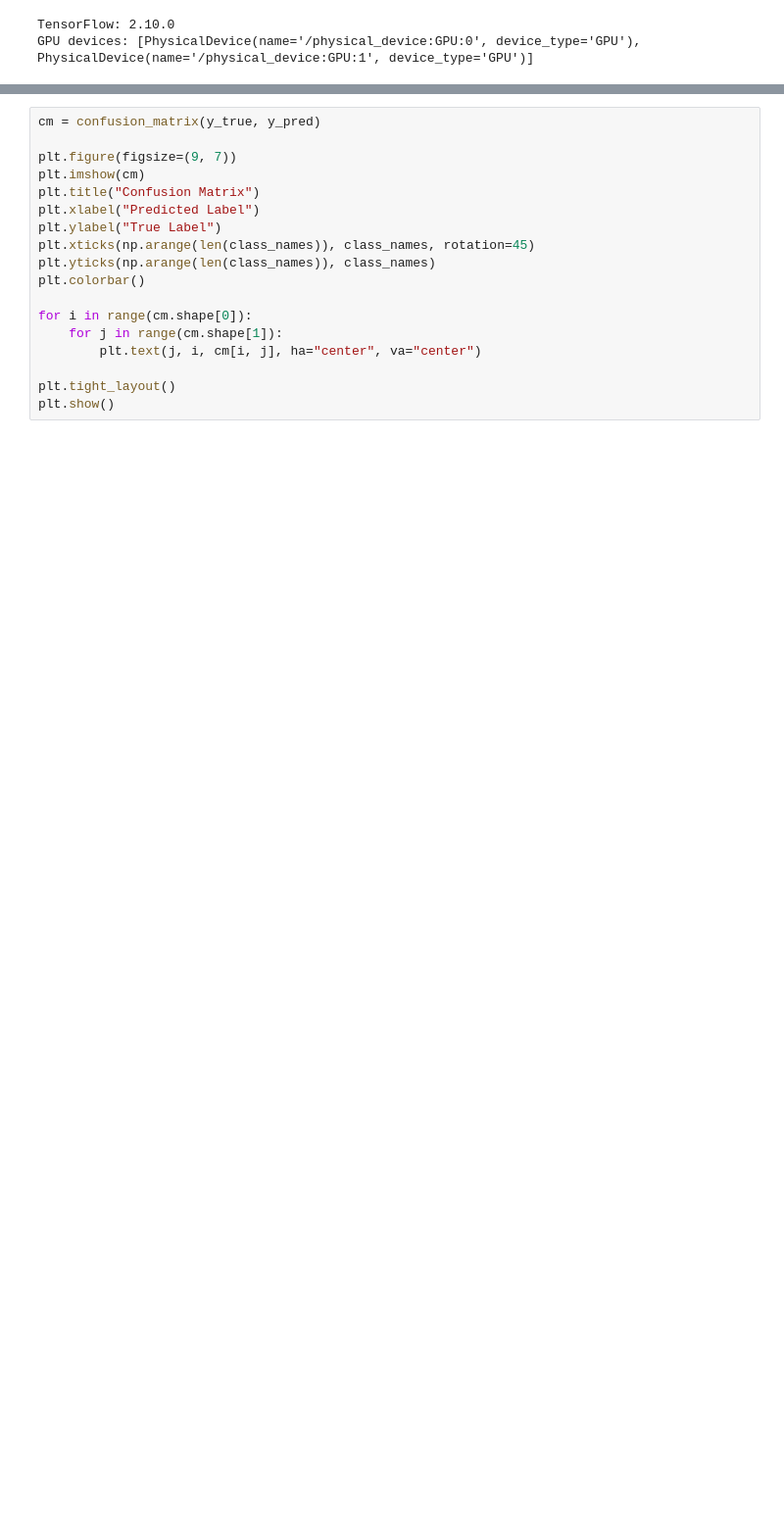
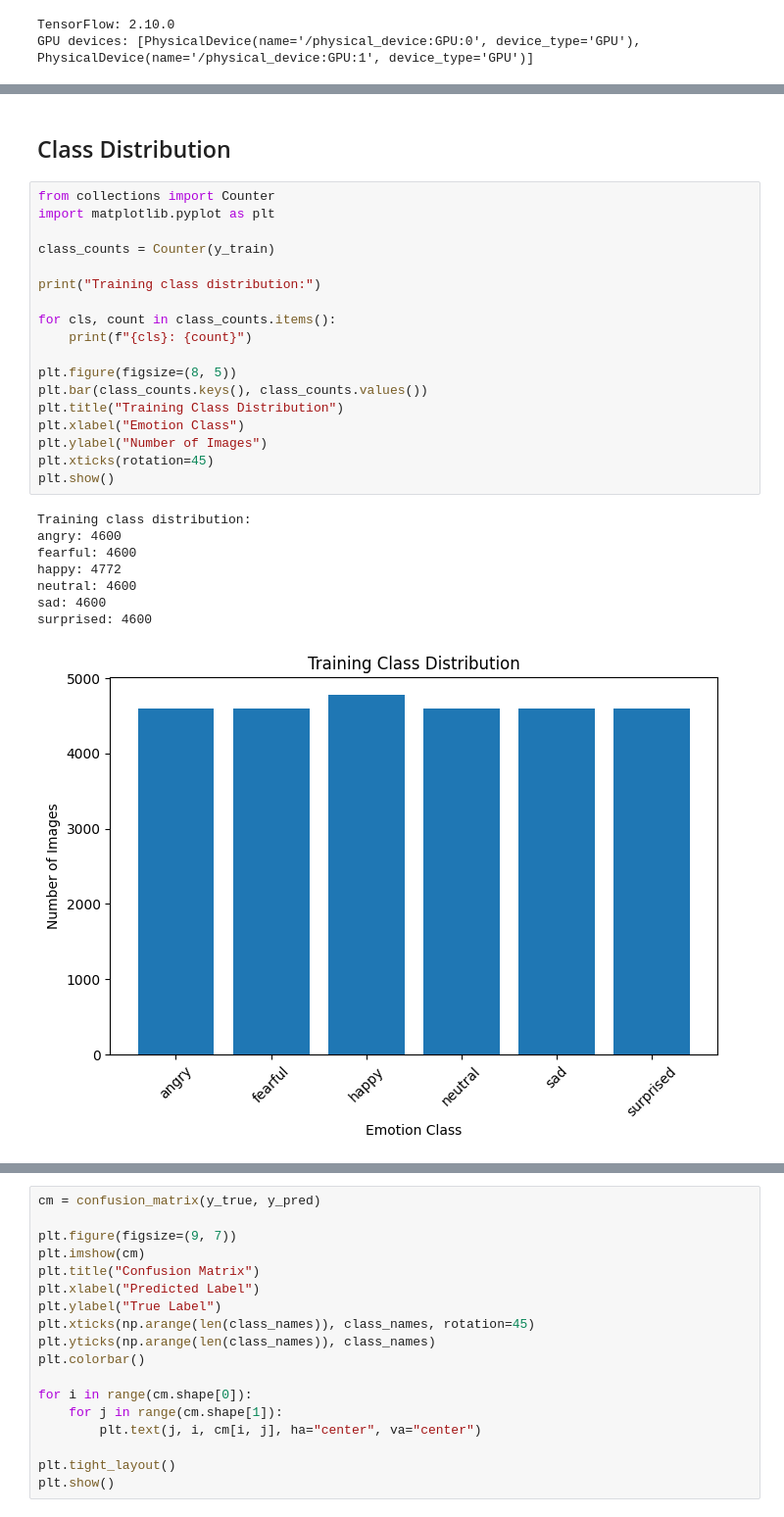
Before and after one commit to AchrafSaid/Emotion-Recognition, a Jupyter notebook: Lab9_FER2013_Preprocessing_ClassWeighting.ipynb, the cells around one changed output, grey strips where cells are left out. Shown at 98% size. Saved outputs shown, nothing was run; the diff lists cells and outputs as text; blank space fills up the shorter version.

```diff
--- a/Lab9_FER2013_Preprocessing_ClassWeighting.ipynb
+++ b/Lab9_FER2013_Preprocessing_ClassWeighting.ipynb
@@ -631,3 +411,32 @@ ROC-AUC: 0.968214692139585
+# %% [markdown]
+## Class Distribution
+# %%
+from collections import Counter
+import matplotlib.pyplot as plt
+
+class_counts = Counter(y_train)
+
+print("Training class distribution:")
+
+for cls, count in class_counts.items():
+    print(f"{cls}: {count}")
+
+plt.figure(figsize=(8, 5))
+plt.bar(class_counts.keys(), class_counts.values())
+plt.title("Training Class Distribution")
+plt.xlabel("Emotion Class")
+plt.ylabel("Number of Images")
+plt.xticks(rotation=45)
+plt.show()
+# %% [output]
+Training class distribution:
+angry: 4600
+fearful: 4600
+happy: 4772
+neutral: 4600
+sad: 4600
+surprised: 4600
+[figure, added]
 # %%
 plt.figure(figsize=(8, 5))
 plt.plot(history.history["accuracy"], label="Training Accuracy")
```
Also changed, not shown: parts of 30 cells of this notebook.
